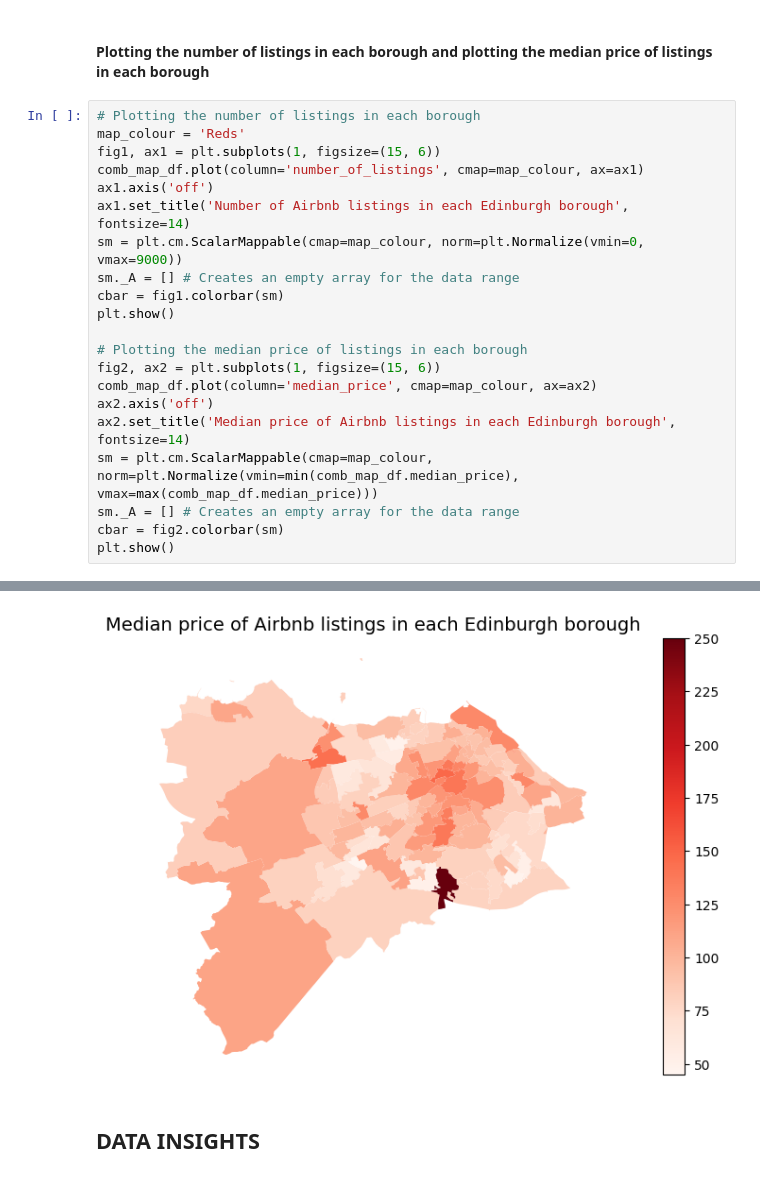
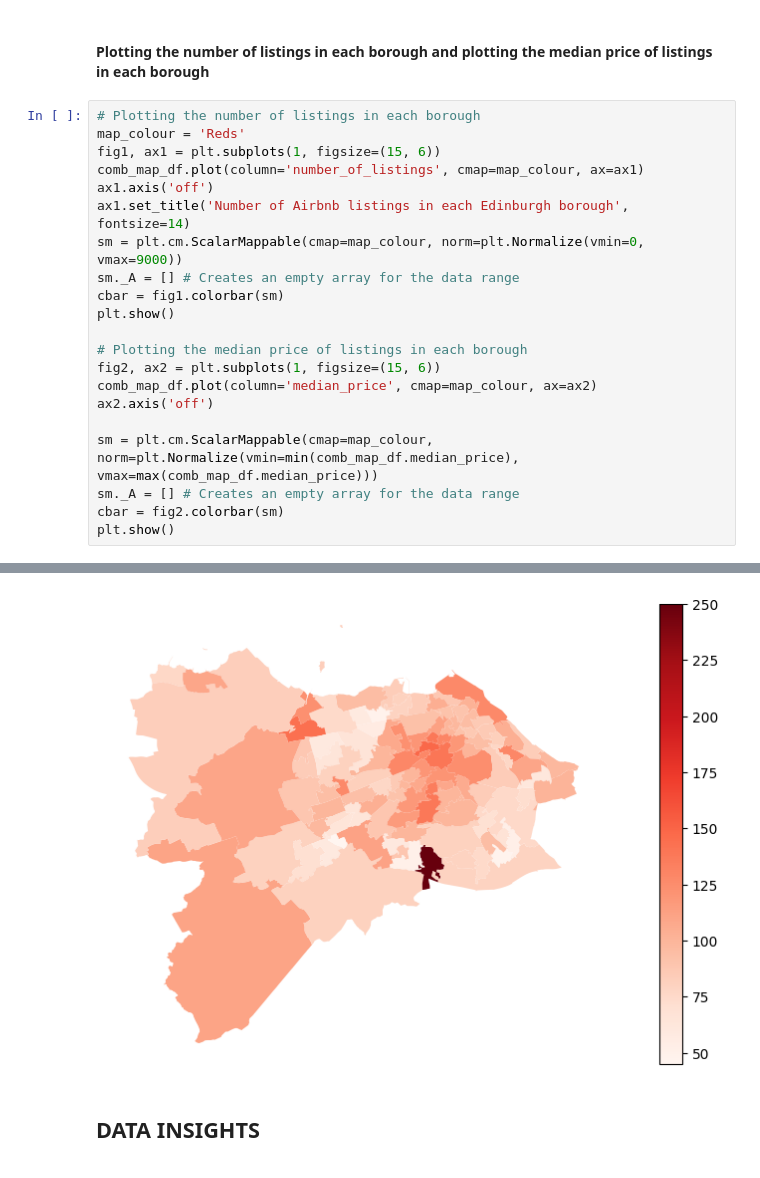
Before and after one commit to Anant-K-Gupta/AirBnbProject, a Jupyter notebook: airbnb_model.ipynb, the cells around one changed output, grey strips where cells are left out. Cells and saved outputs as stored; diff of their text form.

```diff
--- a/airbnb_model.ipynb
+++ b/airbnb_model.ipynb
@@ -373,27 +373,27 @@ comb_map_df.head()
 # %%
 # Plotting the number of listings in each borough
 map_colour = 'Reds'
 fig1, ax1 = plt.subplots(1, figsize=(15, 6))
 comb_map_df.plot(column='number_of_listings', cmap=map_colour, ax=ax1)
 ax1.axis('off')
 ax1.set_title('Number of Airbnb listings in each Edinburgh borough', fontsize=14)
 sm = plt.cm.ScalarMappable(cmap=map_colour, norm=plt.Normalize(vmin=0, vmax=9000))
 sm._A = [] # Creates an empty array for the data range
 cbar = fig1.colorbar(sm)
 plt.show()
 
 # Plotting the median price of listings in each borough
 fig2, ax2 = plt.subplots(1, figsize=(15, 6))
 comb_map_df.plot(column='median_price', cmap=map_colour, ax=ax2)
 ax2.axis('off')
-ax2.set_title('Median price of Airbnb listings in each Edinburgh borough', fontsize=14)
+
 sm = plt.cm.ScalarMappable(cmap=map_colour, norm=plt.Normalize(vmin=min(comb_map_df.median_price), vmax=max(comb_map_df.median_price)))
 sm._A = [] # Creates an empty array for the data range
 cbar = fig2.colorbar(sm)
 plt.show()
 # %% [output]
 [figure]
-[figure, old version]
+[figure, new version]
 # %% [markdown]
 ## DATA INSIGHTS
 # %%
```
Also changed, not shown: parts of 4 cells of this notebook.
